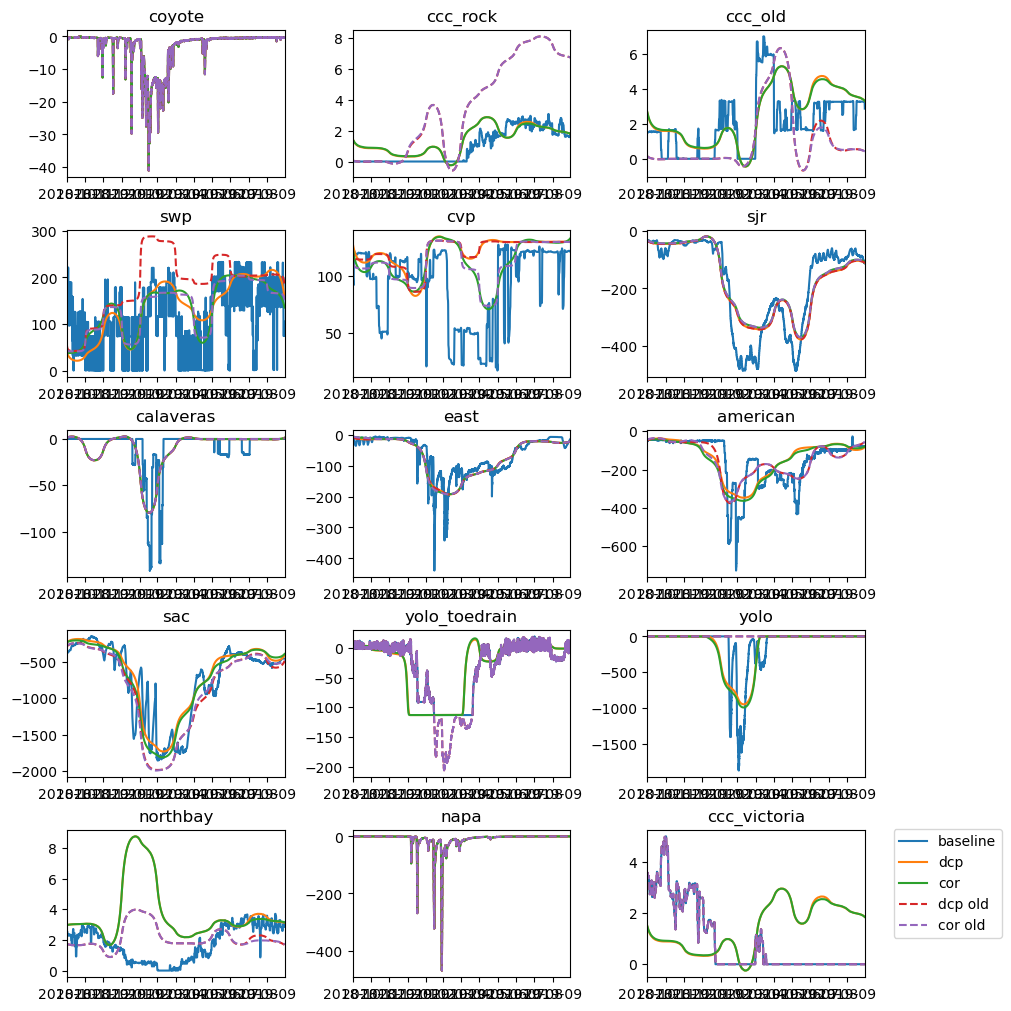
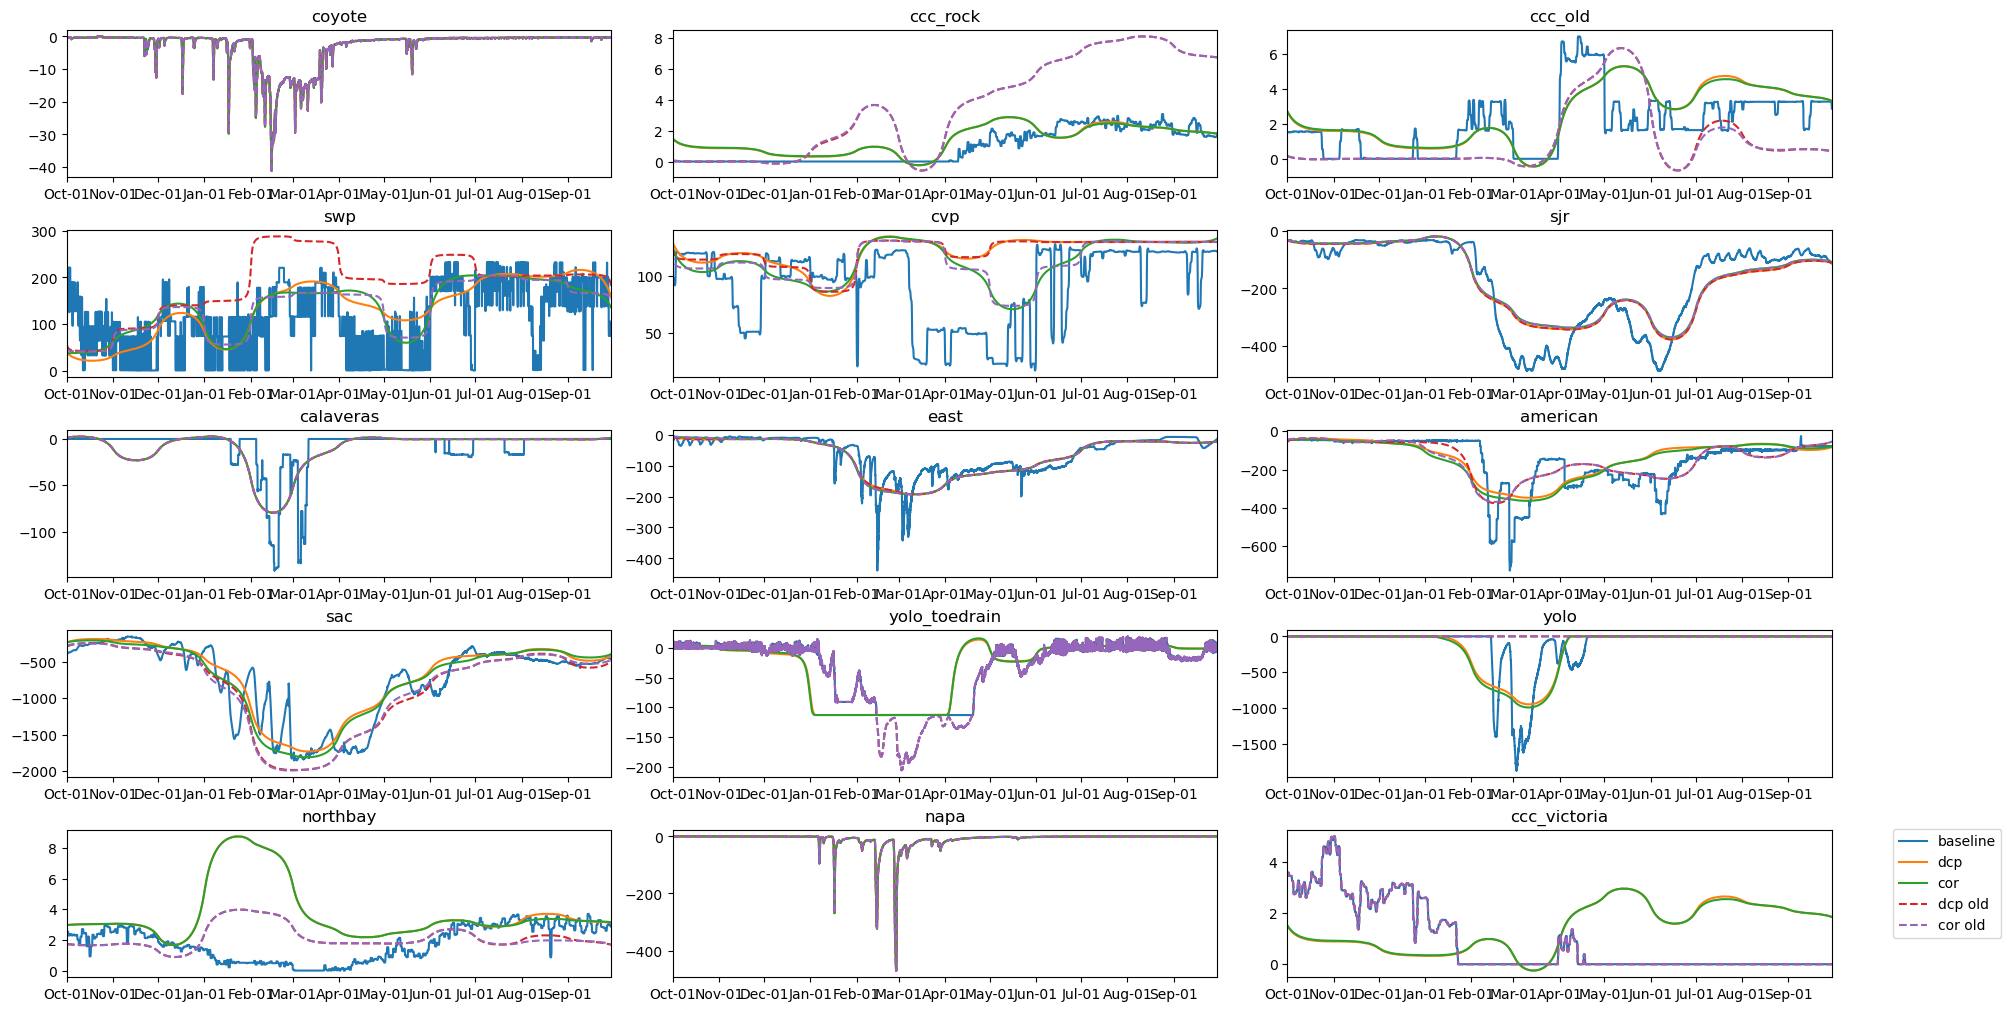
Code edit (unified diff) that turned the first committed figure into the second:
--- before
+++ after
@@ -1,3 +1,3 @@
-fig = plt.figure(layout='constrained',figsize=(10,10))
+fig = plt.figure(layout='constrained',figsize=(20,10))
 count=1
 sdate=pd.to_datetime("2018-10-1")
@@ -8,10 +8,18 @@
     plt.plot(dcp[col][sdate:edate],label='dcp')
     plt.plot(cor[col][sdate:edate],label='cor')
+    # which become negative?
+    if (dcp[col].mean()<0 and dcp[col].max()>0) or (dcp[col].mean()>0 and dcp[col].min()<0):
+        print('In dcp '+col+' switches signs')
+    if (cor[col].mean()<0 and cor[col].max()>0) or (cor[col].mean()>0 and cor[col].min()<0):
+        print('In cor '+col+' switches signs')
+    
     plt.plot(dcp_old[col][sdate:edate],linestyle='--',label='dcp old')
     plt.plot(cor_old[col][sdate:edate],linestyle='--',label='cor old')
     plt.title(col)
     ax.set_xlim(sdate,edate)
+    ax.xaxis.set_major_formatter(mdates.DateFormatter('%b-%d'))
     count=count+1
 
 ax.legend(bbox_to_anchor=(1.1, 1.05))
+
 plt.show()

Commit: ch2 and ch3 figures before 05/15